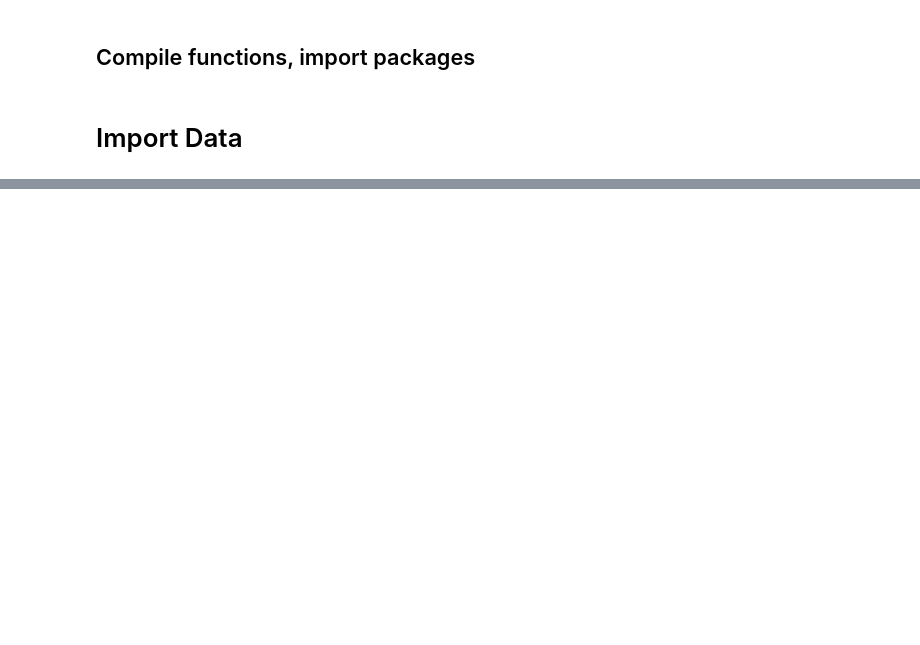
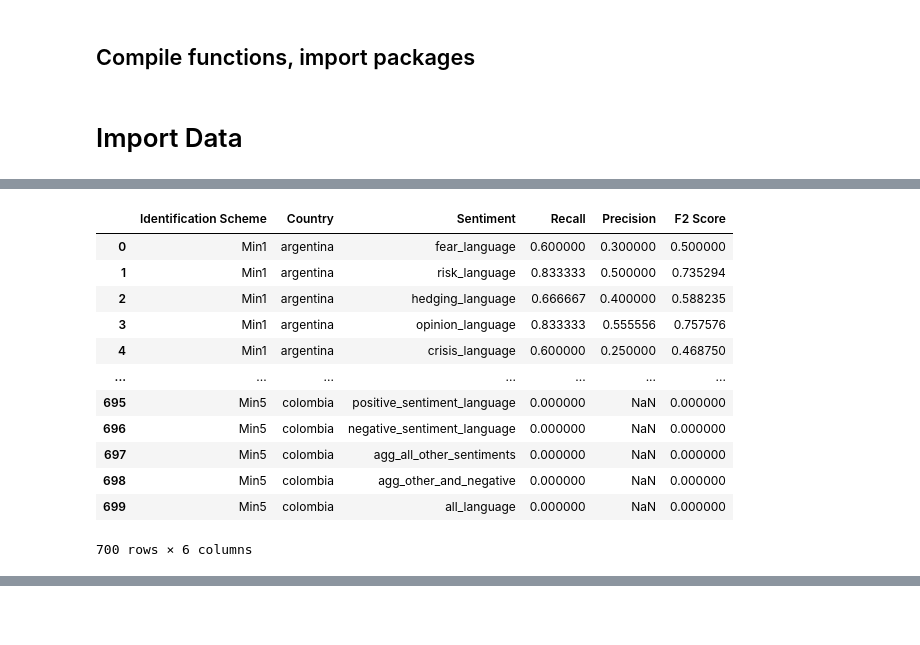
Before and after one commit to johnsonice/IMF_VE_News, a Jupyter notebook: Table 4 - F2 Scores for Specific Sentiment - Cross Countries.ipynb, the cells around one changed output, grey strips where cells are left out. Saved outputs shown, nothing was run; the diff lists cells and outputs as text; code cells hidden in the pictures; blank space fills up the shorter version.

```diff
--- a/Table 4 - F2 Scores for Specific Sentiment - Cross Countries.ipynb
+++ b/Table 4 - F2 Scores for Specific Sentiment - Cross Countries.ipynb
@@ -61,0 +269,4 @@ print(pd.read_csv(eval_files[0]).head())
+# %%
+for i in avoid_topic_folds + all_country_id_folds + other_crisis_def_folds + all_countries_fold:
+    cross_country_id_folds.remove(i)
+cross_country_id_folds
@@ -61,0 +288,24 @@ print(pd.read_csv(eval_files[0]).head())
+# %%
+countries = get_countries('kr','j5')
+# Iterate over each of the folders of the country ID (folder == id method)
+# Just five countries here, kr crises
+id_method_eval_dict = {}
+for fold in cross_country_id_folds:
+    # Glob folder
+    id_method_name = fold.split('\\')[-1]
+    countries_folder = glob.glob(fold+'\*')
+    print(countries_folder)
+    # Evaluate each country
+    country_eval_dict = {}
+    for ctry_file in countries_folder:
+        ctry_name = ctry_file.split('\\')[-1].split('.')[0].split('_')[0]
+        ctry_df = pd.read_csv(ctry_file)
+        ctry_df = ctry_df.rename(columns={'Unnamed: 0': 'month'})
+        ctry_ts_df = create_ts_df(ctry_name, ctry_df, sim_word_map)
+        ctry_eval_df = create_eval_df(ctry_name, ctry_ts_df)
+        print(ctry_eval_df)
+        country_eval_dict[ctry_name] = ctry_eval_df
+
+    id_method_eval_dict[id_method_name] = country_eval_dict
+
+id_method_eval_dict
@@ -61,0 +347,31 @@ print(pd.read_csv(eval_files[0]).head())
+# %%
+# Convert id_method_eval_dict into a dataframe
+out_cols = ['Identification Scheme','Country', 'Sentiment', 'Recall', 'Precision', 'F2 Score']
+data = [None] * len(id_method_eval_dict.keys()) * len(countries) * len(sim_word_map) # Nested (2-way) list
+dt_ind = 0
+for id_mthd in id_method_eval_dict.keys():
+    mthd_dict = id_method_eval_dict[id_mthd]
+    for ctry in mthd_dict.keys():
+        ctry_df = mthd_dict[ctry]
+        for sent in ctry_df.index:
+            data[dt_ind] = [id_mthd, ctry, sent]
+            sent_info = list(ctry_df.loc[sent].values)
+            data[dt_ind].extend(sent_info)
+            dt_ind += 1
+
+mthd_ctry_df = pd.DataFrame(data=data, columns=out_cols)
+mthd_ctry_df
+# %% [output]
+|  | Identification Scheme | Country | Sentiment | Recall | Precision | F2 Score |
+| 0 | Min1 | argentina | fear_language | 0.600000 | 0.300000 | 0.500000 |
+| 1 | Min1 | argentina | risk_language | 0.833333 | 0.500000 | 0.735294 |
+| 2 | Min1 | argentina | hedging_language | 0.666667 | 0.400000 | 0.588235 |
+| 3 | Min1 | argentina | opinion_language | 0.833333 | 0.555556 | 0.757576 |
+| 4 | Min1 | argentina | crisis_language | 0.600000 | 0.250000 | 0.468750 |
+| ... | ... | ... | ... | ... | ... | ... |
+| 695 | Min5 | colombia | positive_sentiment_language | 0.000000 | NaN | 0.000000 |
+| 696 | Min5 | colombia | negative_sentiment_language | 0.000000 | NaN | 0.000000 |
+| 697 | Min5 | colombia | agg_all_other_sentiments | 0.000000 | NaN | 0.000000 |
+| 698 | Min5 | colombia | agg_other_and_negative | 0.000000 | NaN | 0.000000 |
+| 699 | Min5 | colombia | all_language | 0.000000 | NaN | 0.000000 |
+700 rows × 6 columns
```
Also changed, not shown: parts of 79 cells of this notebook.
